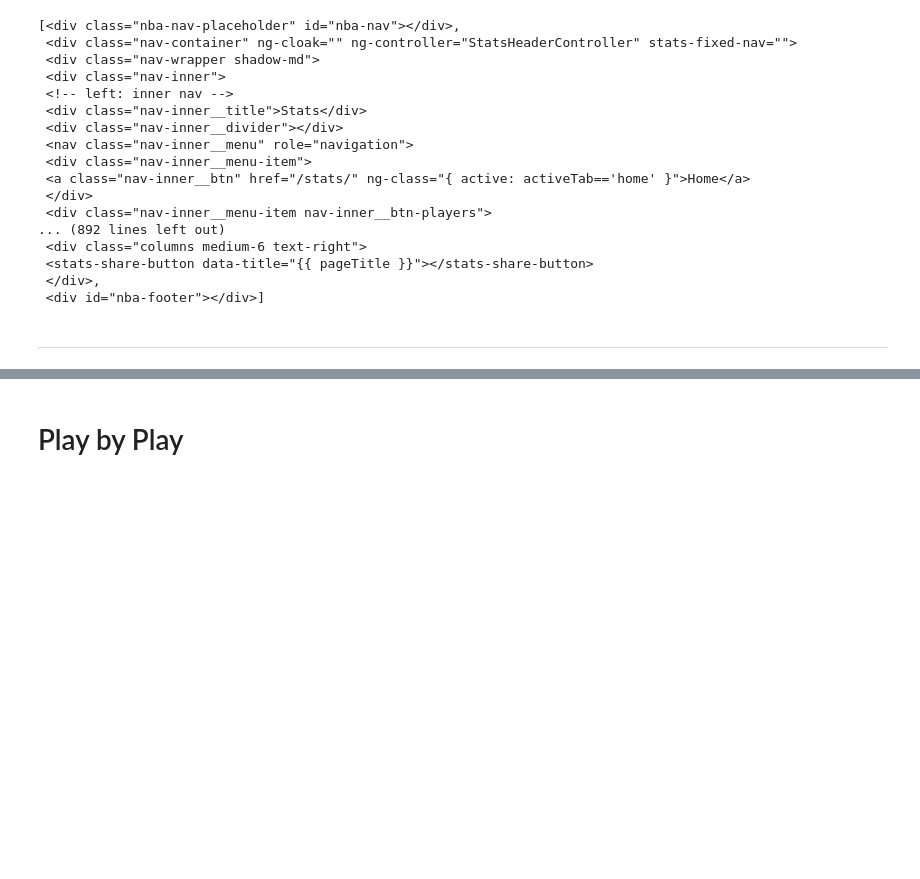
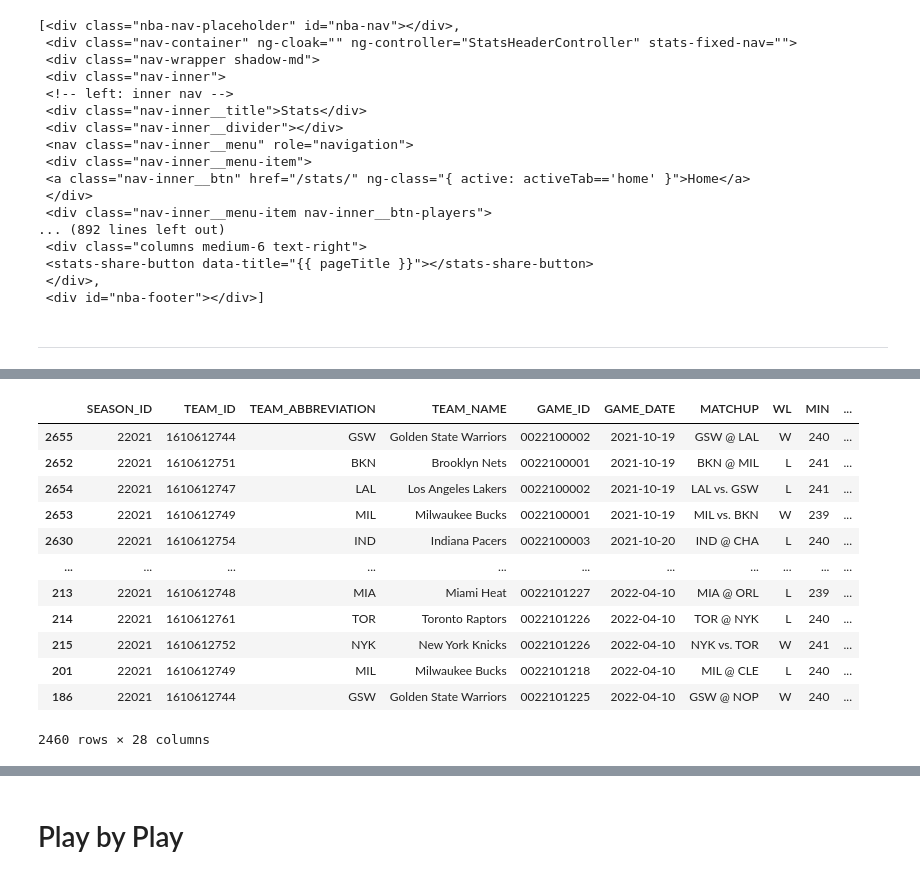
Before and after one commit to Eyring-Miller-Muriithi-capstone/shot-caller-for-ballers, a Jupyter notebook: Notebooks/Ryan/ryan_acquire_scrap_workbook.ipynb, the cells around one changed output, grey strips where cells are left out. Saved outputs shown, nothing was run; the diff lists cells and outputs as text; code cells hidden in the pictures; blank space fills up the shorter version.

```diff
--- a/Notebooks/Ryan/ryan_acquire_scrap_workbook.ipynb
+++ b/Notebooks/Ryan/ryan_acquire_scrap_workbook.ipynb
@@ -125,0 +155,5 @@ soup.find_all('div')
+# %%
+df_teams = leaguegamefinder.LeagueGameFinder(league_id_nullable = '00',
+                                            season_nullable = '2021-22').get_data_frames()
+# %%
+df_season = df_teams[0]
@@ -125,0 +175,16 @@ soup.find_all('div')
+# %%
+df_season[df_season.SEASON_ID == '22021'].sort_values(by='GAME_DATE')
+# %% [output]
+|  | SEASON_ID | TEAM_ID | TEAM_ABBREVIATION | TEAM_NAME | GAME_ID | GAME_DATE | MATCHUP | WL | MIN | ... |
+| 2655 | 22021 | 1610612744 | GSW | Golden State Warriors | 0022100002 | 2021-10-19 | GSW @ LAL | W | 240 | ... |
+| 2652 | 22021 | 1610612751 | BKN | Brooklyn Nets | 0022100001 | 2021-10-19 | BKN @ MIL | L | 241 | ... |
+| 2654 | 22021 | 1610612747 | LAL | Los Angeles Lakers | 0022100002 | 2021-10-19 | LAL vs. GSW | L | 241 | ... |
+| 2653 | 22021 | 1610612749 | MIL | Milwaukee Bucks | 0022100001 | 2021-10-19 | MIL vs. BKN | W | 239 | ... |
+| 2630 | 22021 | 1610612754 | IND | Indiana Pacers | 0022100003 | 2021-10-20 | IND @ CHA | L | 240 | ... |
+| ... | ... | ... | ... | ... | ... | ... | ... | ... | ... | ... |
+| 213 | 22021 | 1610612748 | MIA | Miami Heat | 0022101227 | 2022-04-10 | MIA @ ORL | L | 239 | ... |
+| 214 | 22021 | 1610612761 | TOR | Toronto Raptors | 0022101226 | 2022-04-10 | TOR @ NYK | L | 240 | ... |
+| 215 | 22021 | 1610612752 | NYK | New York Knicks | 0022101226 | 2022-04-10 | NYK vs. TOR | W | 241 | ... |
+| 201 | 22021 | 1610612749 | MIL | Milwaukee Bucks | 0022101218 | 2022-04-10 | MIL @ CLE | L | 240 | ... |
+| 186 | 22021 | 1610612744 | GSW | Golden State Warriors | 0022101225 | 2022-04-10 | GSW @ NOP | W | 240 | ... |
+2460 rows × 28 columns
```
Also changed, not shown: parts of 7 cells of this notebook.
